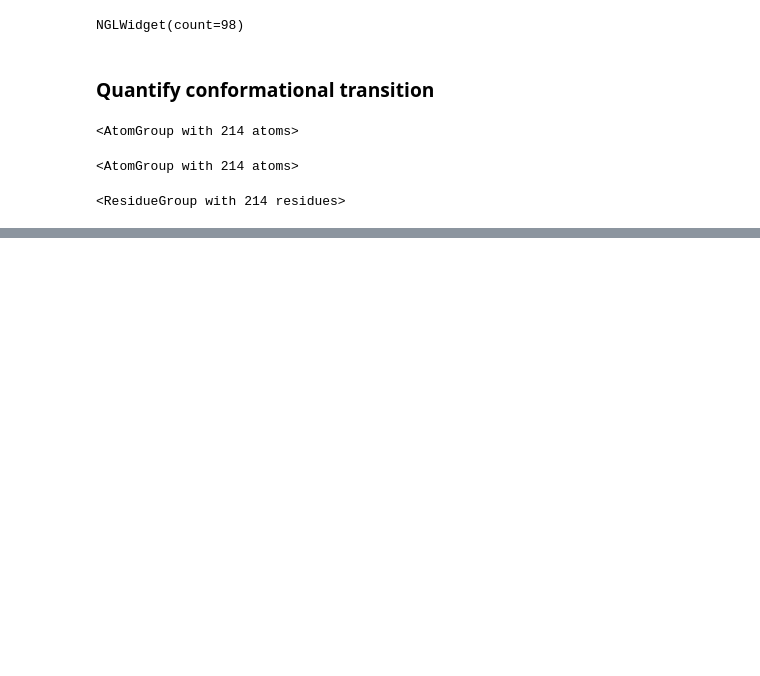
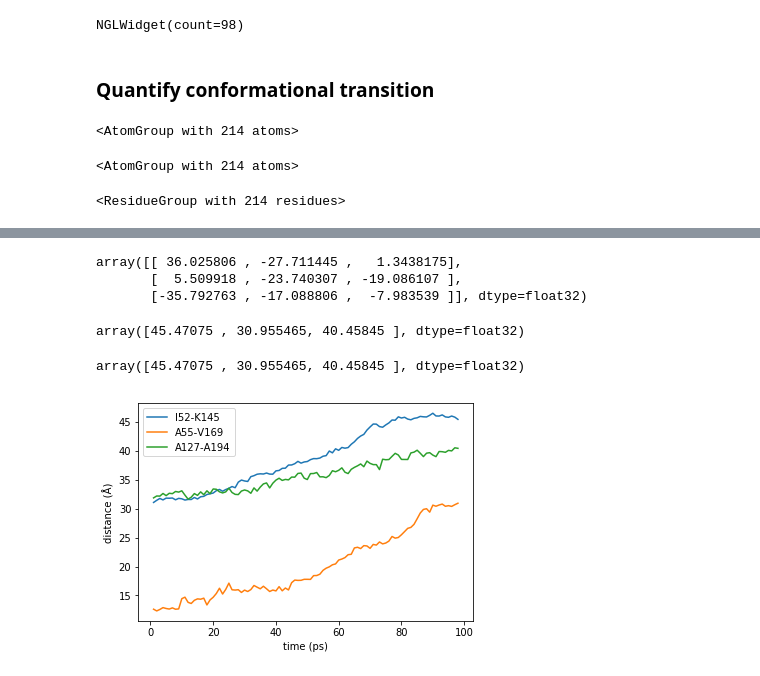
Before and after one commit to MDAnalysis/WorkshopHackathon2018, a Jupyter notebook: 01_IntroToMDAnalysis/notebooks/introduction_MDAnalysis.ipynb, the cells around one changed output, grey strips where cells are left out. Saved outputs shown, nothing was run; the diff lists cells and outputs as text; code cells hidden in the pictures; blank space fills up the shorter version.

```diff
--- a/01_IntroToMDAnalysis/notebooks/introduction_MDAnalysis.ipynb
+++ b/01_IntroToMDAnalysis/notebooks/introduction_MDAnalysis.ipynb
@@ -174,0 +193,35 @@ Experimental FRET labels: distances
+# %%
+r = donors.positions - acceptors.positions
+r
+# %% [output]
+array([[ 36.025806 , -27.711445 ,   1.3438175],
+       [  5.509918 , -23.740307 , -19.086107 ],
+       [-35.792763 , -17.088806 ,  -7.983539 ]], dtype=float32)
+# %%
+d = np.linalg.norm(r, axis=1)
+d
+# %% [output]
+array([45.47075 , 30.955465, 40.45845 ], dtype=float32)
+# %%
+def FRETdist(donors, acceptors):
+    return np.linalg.norm(donors.positions - acceptors.positions, axis=1)
+# %%
+FRETdist(donors, acceptors)
+# %% [output]
+array([45.47075 , 30.955465, 40.45845 ], dtype=float32)
+# %%
+distances = []
+times = []
+for ts in u.trajectory:
+    d = FRETdist(donors, acceptors)
+    distances.append(d)
+    times.append(ts.time)
+distances = np.array(distances)
+times = np.array(times)
+# %%
+plt.plot(times, distances)
+plt.legend(("I52-K145", "A55-V169", "A127-A194"))
+plt.xlabel("time (ps)")
+plt.ylabel(r"distance (Å)");
+# %% [output]
+[figure, added]
```
Also changed, not shown: parts of 21 cells of this notebook, 1 other file.
